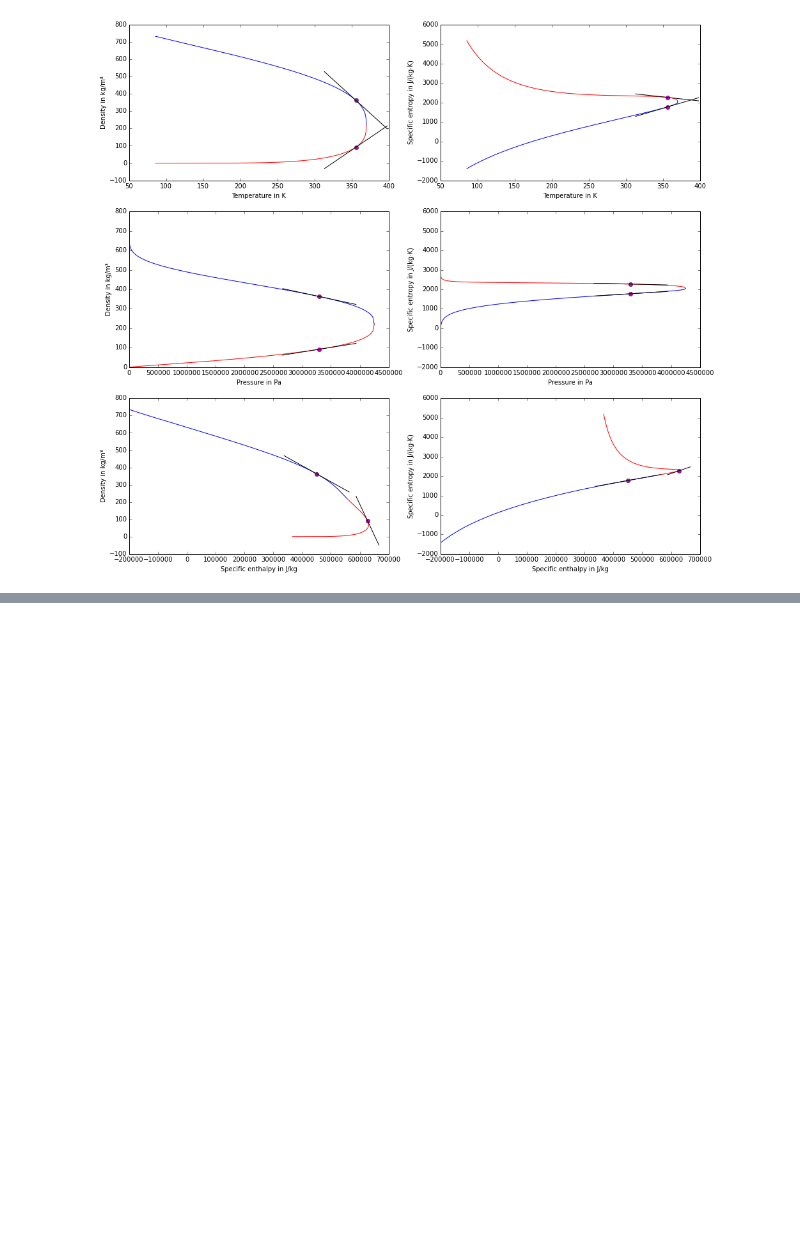
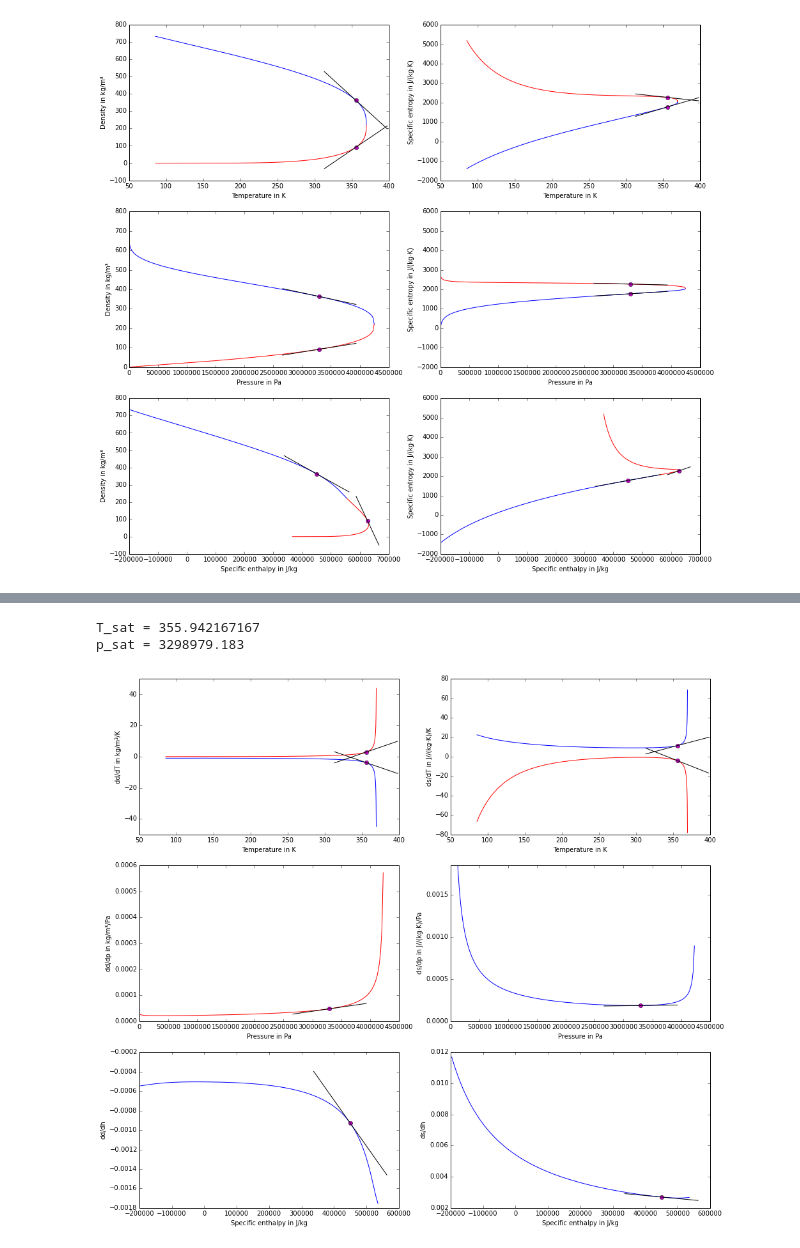
Before and after one commit to CoolProp/CoolProp, a Jupyter notebook: doc/notebooks/Saturation.ipynb, the cells around one changed output, grey strips where cells are left out. Cells and saved outputs as stored; diff of their text form; code cells hidden in the pictures; blank space fills up the shorter version.

```diff
--- a/doc/notebooks/Saturation.ipynb
+++ b/doc/notebooks/Saturation.ipynb
@@ -7,12 +7,11 @@ import CoolProp as CP
 from CoolProp.CoolProp import PropsSI
 
 # Check: CoolProp version
-print( CP.__version__)
+print(CP.__version__)
 print(CP.__gitrevision__)
 
 # Constants
 golden = (1 + 5 ** 0.5) / 2
-eps = 1e-2;
 kilo = 1e3
 Mega = 1e6
 nPoints = 1000
@@ -37,8 +36,7 @@ def drawTangent(xAr, yAr, slopeAr, index: int):
  yVal = yAr[index]
  slopeVal = slopeAr[index]
  # line length as percentage of length of x axis
- beta = np.arctan(slopeVal)
- xRange = abs(max(xAr)-min(xAr))*0.15
+ xRange = 0.15*abs(max(xAr)-min(xAr))
  xRangeAr = np.arange(xVal-xRange, xVal+xRange)
  tang = yVal + slopeVal*(xRangeAr-xVal)
  plt.plot(xVal,yVal,'om',xRangeAr,tang,'-k')
@@ -469,0 +435,66 @@ p_sat = 3298979.183
+# %%
+# Pick a point and set figure size
+mySatPoint = int(nPoints-50)
+print("T_sat = " + str(T_sat[mySatPoint]))
+print("p_sat = " + str(p_sat[mySatPoint]))
+plt.figure(figsize=(16,16*3/2/golden))
+
+# dd_dT versus T
+plt.subplot(3,2,1)
+plt.plot(T_sat, dd_dT_ql, color='blue')
+plt.plot(T_sat, dd_dT_qv, color='red')
+plt.xlabel('Temperature in K')
+plt.ylabel('dd/dT in kg/m³/K')
+drawTangent(T_sat, dd_dT_ql, d2d_dT2_qla, mySatPoint)
+drawTangent(T_sat, dd_dT_qv, d2d_dT2_qva, mySatPoint)
+
+# ds_dT versus T
+plt.subplot(3,2,2)
+plt.plot(T_sat, ds_dT_ql, color='blue')
+plt.plot(T_sat, ds_dT_qv, color='red')
+plt.xlabel('Temperature in K')
+plt.ylabel('ds/dT in J//(kg·K)/K')
+drawTangent(T_sat, ds_dT_ql, d2s_dT2_qla, mySatPoint)
+drawTangent(T_sat, ds_dT_qv, d2s_dT2_qva, mySatPoint)
+
+# dd_dp versus p
+plt.subplot(3,2,3)
+#plt.plot(p_sat, dd_dp_ql, color='blue')
+plt.plot(p_sat, dd_dp_qv, color='red')
+plt.xlabel('Pressure in Pa')
+plt.ylabel('dd/dp in kg/m³/Pa')
+#drawTangent(p_sat, dd_dp_ql, d2d_dp2_qla, mySatPoint)
+drawTangent(p_sat, dd_dp_qv, d2d_dp2_qva, mySatPoint)
+
+# ds_dp versus p
+plt.subplot(3,2,4)
+plt.plot(p_sat, ds_dp_ql, color='blue')
+#plt.plot(p_sat, ds_dp_qv, color='red')
+#plt.yscale('log')
+plt.ylim([0,10*min(ds_dp_ql)])
+plt.xlabel('Pressure in Pa')
+plt.ylabel('ds/dp in J//(kg·K)/Pa')
+drawTangent(p_sat, ds_dp_ql, d2s_dp2_qla, mySatPoint)
+#drawTangent(p_sat, ds_dp_qv, d2s_dp2_qva, mySatPoint)
+
+# dd_dh versus h
+plt.subplot(3,2,5)
+plt.plot(h_sat_liq, dd_dh_ql, color='blue')
+#plt.plot(h_sat_vap, dd_dh_qv, color='red')
+plt.xlabel('Specific enthalpy in J/kg')
+plt.ylabel('dd/dh')
+drawTangent(h_sat_liq, dd_dh_ql, d2d_dh2_qla, mySatPoint)
+#drawTangent(h_sat_vap, dd_dh_qv, d2d_dh2_qva, mySatPoint)
+
+# ds_dh versus h
+plt.subplot(3,2,6)
+plt.plot(h_sat_liq, ds_dh_ql, color='blue')
+#plt.plot(h_sat_vap, ds_dh_qv, color='red')
+plt.xlabel('Specific enthalpy in J/kg')
+plt.ylabel('ds/dh')
+drawTangent(h_sat_liq, ds_dh_ql, d2s_dh2_qla, mySatPoint)
+#drawTangent(h_sat_vap, ds_dh_qv, d2s_dh2_qva, mySatPoint)
+# %% [output]
+T_sat = 355.942167167
+p_sat = 3298979.183
+[figure, added]
```
Also changed, not shown: parts of 2 cells of this notebook.
